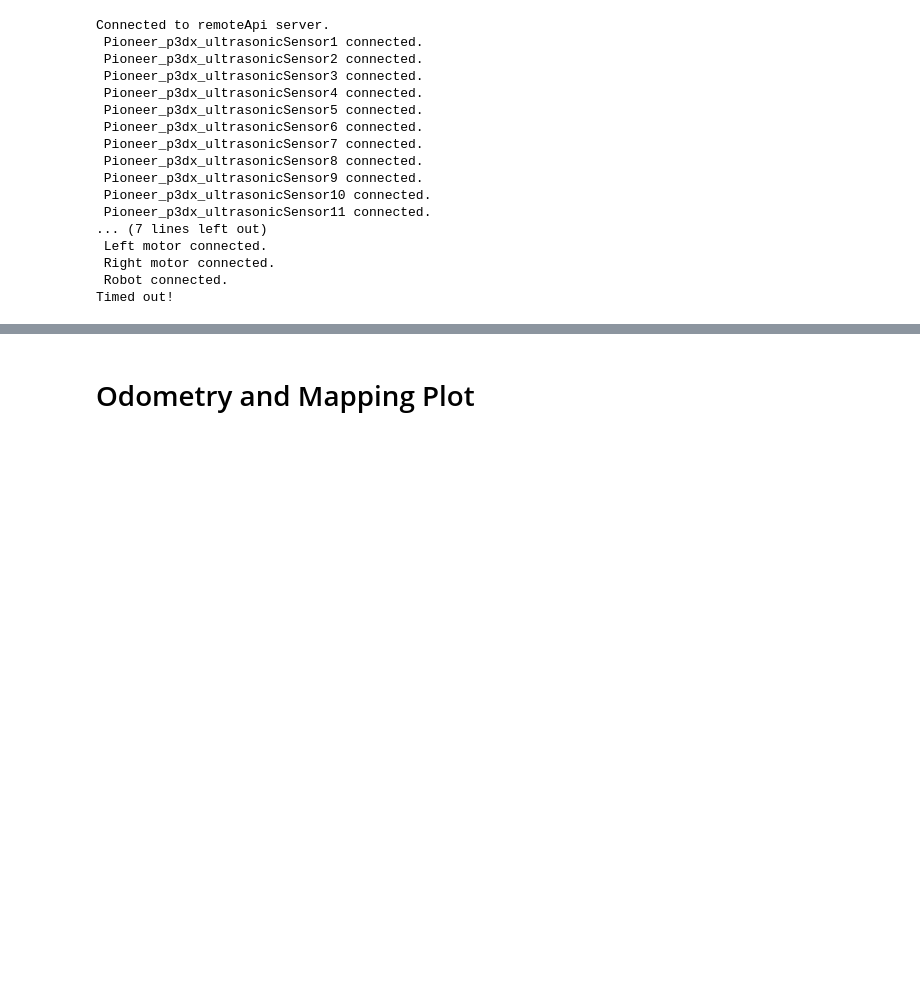
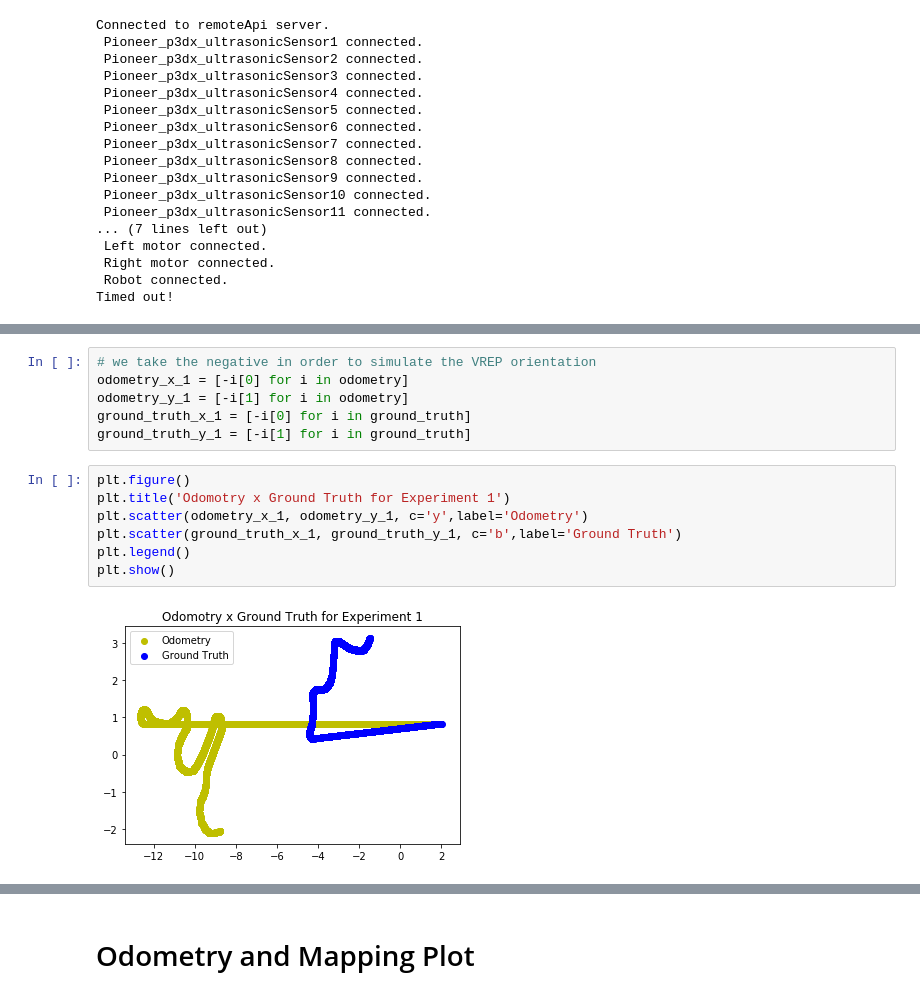
Before and after one commit to luizcartolano2/mc907-mobile-robotics, a Jupyter notebook: project1.ipynb, the cells around one changed output, grey strips where cells are left out. Cells and saved outputs as stored; diff of their text form; blank space fills up the shorter version.

```diff
--- a/project1.ipynb
+++ b/project1.ipynb
@@ -874,0 +947,15 @@ Timed out!
+# %%
+# we take the negative in order to simulate the VREP orientation
+odometry_x_1 = [-i[0] for i in odometry]
+odometry_y_1 = [-i[1] for i in odometry]
+ground_truth_x_1 = [-i[0] for i in ground_truth]
+ground_truth_y_1 = [-i[1] for i in ground_truth]
+# %%
+plt.figure()
+plt.title('Odomotry x Ground Truth for Experiment 1')
+plt.scatter(odometry_x_1, odometry_y_1, c='y',label='Odometry')
+plt.scatter(ground_truth_x_1, ground_truth_y_1, c='b',label='Ground Truth')
+plt.legend()
+plt.show()
+# %% [output]
+[figure, added]
```
Also changed, not shown: parts of 21 cells of this notebook, 4 other files.
